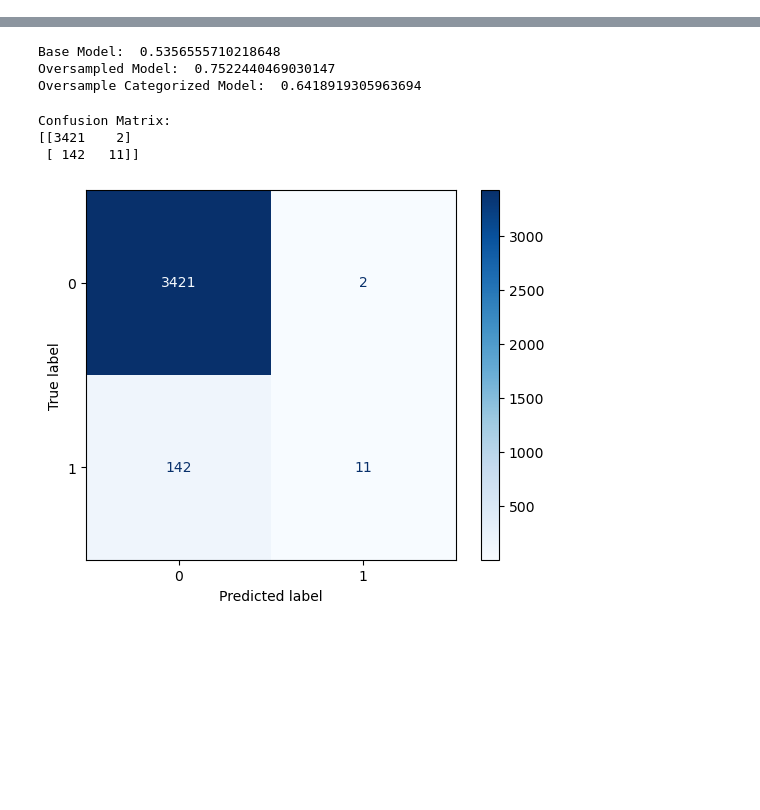
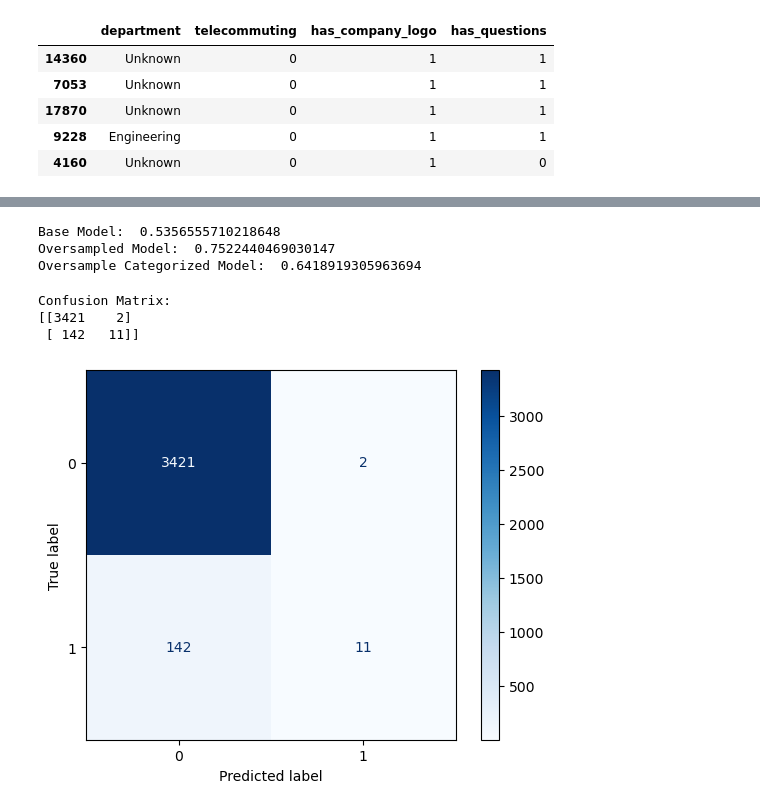
Before and after one commit to jebamania/group-project-2, a Jupyter notebook: XG Boosted Trees.ipynb, the cells around one changed output, grey strips where cells are left out. Saved outputs shown, nothing was run; the diff lists cells and outputs as text; code cells hidden in the pictures; blank space fills up the shorter version.

```diff
--- a/XG Boosted Trees.ipynb
+++ b/XG Boosted Trees.ipynb
@@ -54,13 +71,20 @@ df.head()
 # %%
+data_leak = ['job_id']
+form.drop(data_leak, axis=1, inplace=True)
+df.drop(data_leak, axis=1, inplace=True)
+
 # removing the categorical columns for a baseline test
-df.drop(['job_id','company_profile','description','requirements','benefits','location','salary_range','title'], axis=1, inplace=True)
+df.drop(['company_profile','description','requirements','benefits','location','salary_range','title'], axis=1, inplace=True)
 
 # creating a df with some categorical fields that aren't long text fields
 categorical=['employment_type', 'required_experience', 'required_education', 'industry', 'function']
 df_categorical = df.copy()
+form_cat = form.copy()
 
 # Drop the remaining categorical columns from the original DataFrame
 df.drop(categorical, axis=1, inplace=True)
+form.drop(categorical, axis=1, inplace=True)
 
 # set the type to category for the XGB DMatrix to handle when flagging for categorical columns
 df_categorical[categorical] = df_categorical[categorical].astype('category')
+form_cat[categorical] = form_cat[categorical].astype('category')
@@ -67,25 +134,33 @@ df_categorical[categorical] = df_categorical[categorical].astype('category')
 # %%
 # most basic model
 
 x = df.drop(['fraudulent'], axis=1)
 y = df['fraudulent']
 
 x_train, x_test, y_train, y_test = train_test_split(x, y, test_size=0.2, random_state=0)
 
 # build with oversampling
 
 x_os = df.drop(['fraudulent'], axis=1)
 y_os = df['fraudulent']
 
+# will oversample later after department field is dealt with
 x_train_os, x_test_os, y_train_os, y_test_os = train_test_split(x_os, y_os, test_size=0.2, random_state=0)
-
-# Apply SMOTE to the training data
-smote = SMOTE(random_state=42)
-x_train_os, y_train_os = smote.fit_resample(x_train_os, y_train_os)
 
 # build is oversampling and categorical fields
 
 x_os_cat = df_categorical.drop(['fraudulent'], axis=1)
 y_os_cat = df_categorical['fraudulent']
 
 x_train_os_cat, x_test_os_cat, y_train_os_cat, y_test_os_cat = train_test_split(x_os_cat, y_os_cat, test_size=0.2, random_state=0)
+
+x_train_form, x_test_form, y_train_form, y_test_form = train_test_split(x_os_cat, y_os_cat, test_size=0.2, random_state=0)
+
+x_train.head()
+# %% [output]
+|  | department | telecommuting | has_company_logo | has_questions |
+| 14360 | Unknown | 0 | 1 | 1 |
+| 7053 | Unknown | 0 | 1 | 1 |
+| 17870 | Unknown | 0 | 1 | 1 |
+| 9228 | Engineering | 0 | 1 | 1 |
+| 4160 | Unknown | 0 | 1 | 0 |
```
Also changed, not shown: parts of 9 cells of this notebook.
